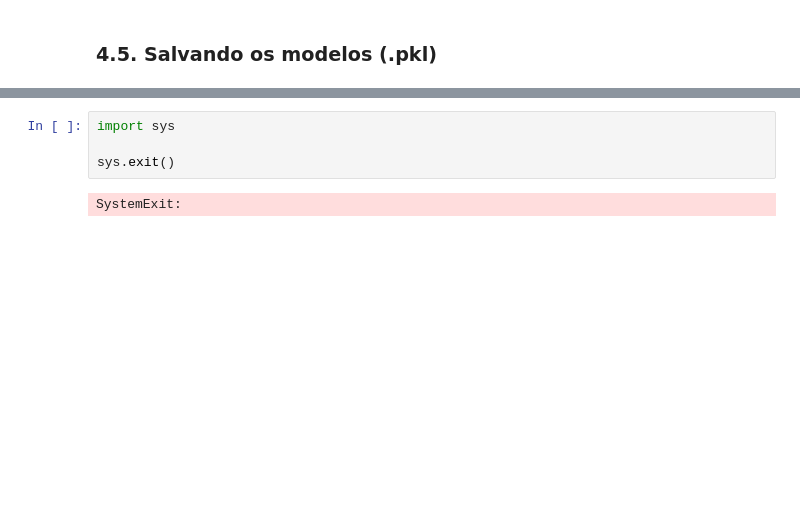
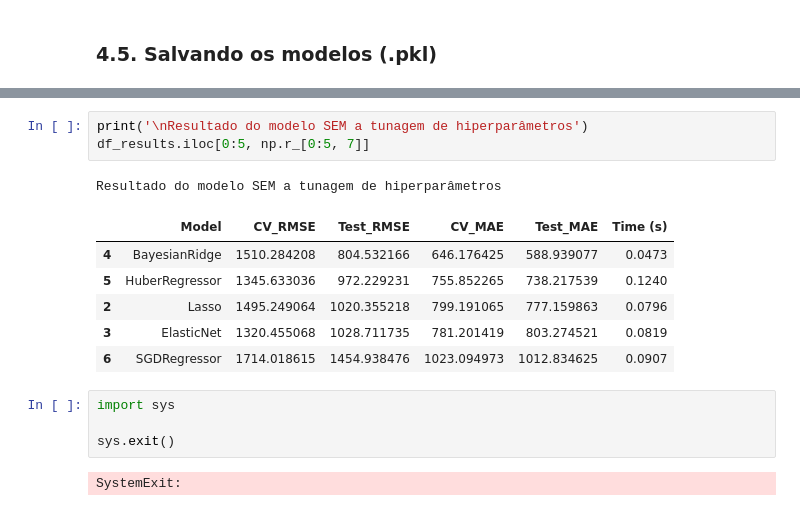
Before and after one commit to emso-exe/Compra_de_carro, a Jupyter notebook: 002_modelagem_preditiva.ipynb, the cells around one changed output, grey strips where cells are left out. Saved outputs shown, nothing was run; the diff lists cells and outputs as text; blank space fills up the shorter version.

```diff
--- a/002_modelagem_preditiva.ipynb
+++ b/002_modelagem_preditiva.ipynb
@@ -1080,3 +1154,14 @@ def train_and_save_model(best_model, file_name, model_name, X_train, y_train, X_
+# %%
+print('\nResultado do modelo SEM a tunagem de hiperparâmetros')
+df_results.iloc[0:5, np.r_[0:5, 7]]
+# %% [output]
+Resultado do modelo SEM a tunagem de hiperparâmetros
+|  | Model | CV_RMSE | Test_RMSE | CV_MAE | Test_MAE | Time (s) |
+| 4 | BayesianRidge | 1510.284208 | 804.532166 | 646.176425 | 588.939077 | 0.0473 |
+| 5 | HuberRegressor | 1345.633036 | 972.229231 | 755.852265 | 738.217539 | 0.1240 |
+| 2 | Lasso | 1495.249064 | 1020.355218 | 799.191065 | 777.159863 | 0.0796 |
+| 3 | ElasticNet | 1320.455068 | 1028.711735 | 781.201419 | 803.274521 | 0.0819 |
+| 6 | SGDRegressor | 1714.018615 | 1454.938476 | 1023.094973 | 1012.834625 | 0.0907 |
 # %%
 import sys
 
```
Also changed, not shown: parts of 15 cells of this notebook.
